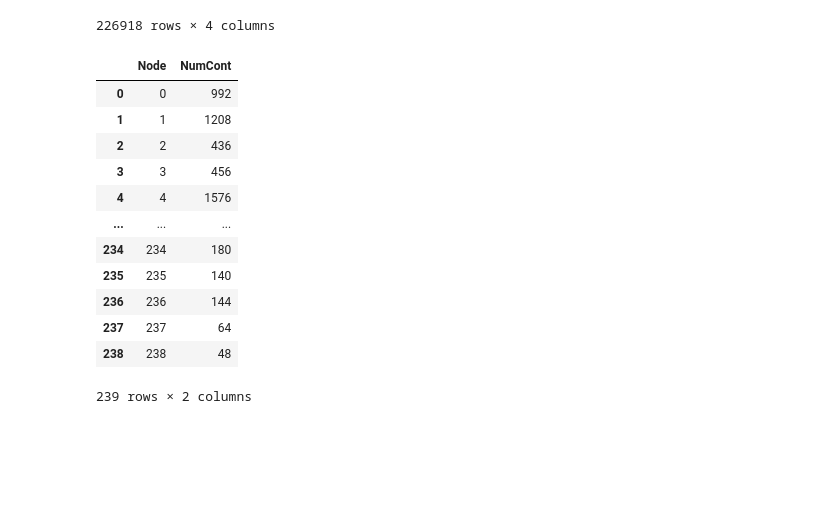
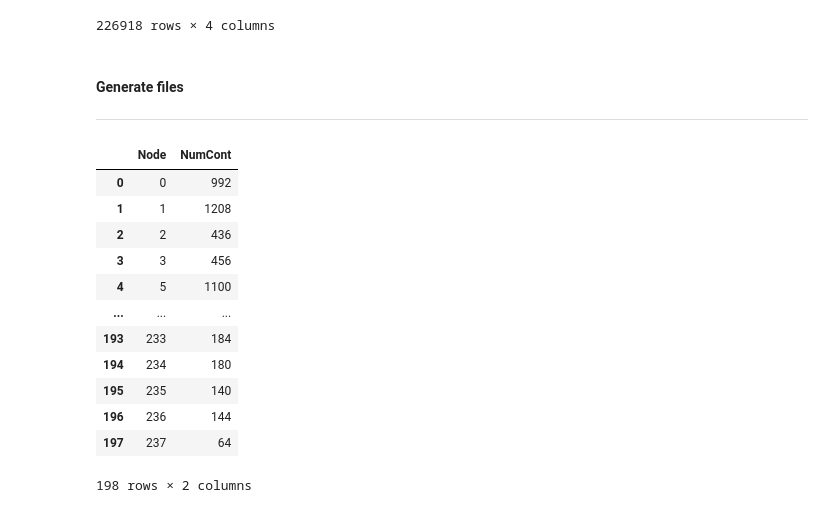
Before and after one commit to mireia-fdezfdez/tfg, a Jupyter notebook: notebooks/preprocessament.ipynb, the cells around one changed output. Drawn from its saved outputs; the diff is of its cells as text; code cells hidden in the pictures; blank space fills up the shorter version.

```diff
--- a/notebooks/preprocessament.ipynb
+++ b/notebooks/preprocessament.ipynb
@@ -72,23 +72,36 @@ modificat
 | 226916 | 14400.0 | 26 | up | 232 |
 | 226917 | 14400.0 | 83 | down | 222 |
 226918 rows × 4 columns
+# %%
+test_ratio = 0.2
+nodes_scenario = modificat.Node.unique()
+
+test_nodes = []
+for _ in range(int(max(nodes_scenario)*test_ratio)):
+    test_nodes.append(random.choice(nodes_scenario))
+# %%
+# Datasets for training and testing
+training = modificat[~modificat.Node.isin(test_nodes)]
+testing = modificat[modificat.Node.isin(test_nodes)]
+# %% [markdown]
+#### Generate files
+***
 # %%
-fdset = pd.DataFrame()
-fdset = modificat.groupby(['Node'])["Node2"].size().reset_index(name ='NumCont')
+fdset_train = training.groupby(['Node'])["Node2"].size().reset_index(name ='NumCont')
 
-# dataset final on s'emmagatzemaran les dades tractades de tots els escenaris
-fdset
+# dataset final on s'emmagatzemaran les dades tractades de tots els escenaris per a l'entrenament
+fdset_train
 # %% [output]
 |  | Node | NumCont |
 | 0 | 0 | 992 |
 | 1 | 1 | 1208 |
 | 2 | 2 | 436 |
 | 3 | 3 | 456 |
-| 4 | 4 | 1576 |
+| 4 | 5 | 1100 |
 | ... | ... | ... |
-| 234 | 234 | 180 |
-| 235 | 235 | 140 |
-| 236 | 236 | 144 |
-| 237 | 237 | 64 |
-| 238 | 238 | 48 |
+| 193 | 233 | 184 |
+| 194 | 234 | 180 |
+| 195 | 235 | 140 |
+| 196 | 236 | 144 |
+| 197 | 237 | 64 |
-239 rows × 2 columns
+198 rows × 2 columns
```
Also changed, not shown: parts of 10 cells of this notebook.
